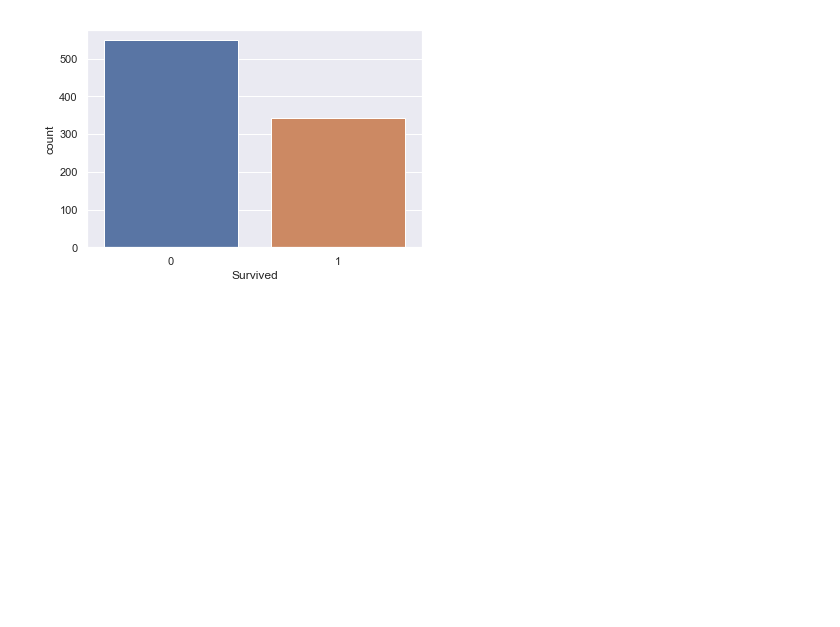
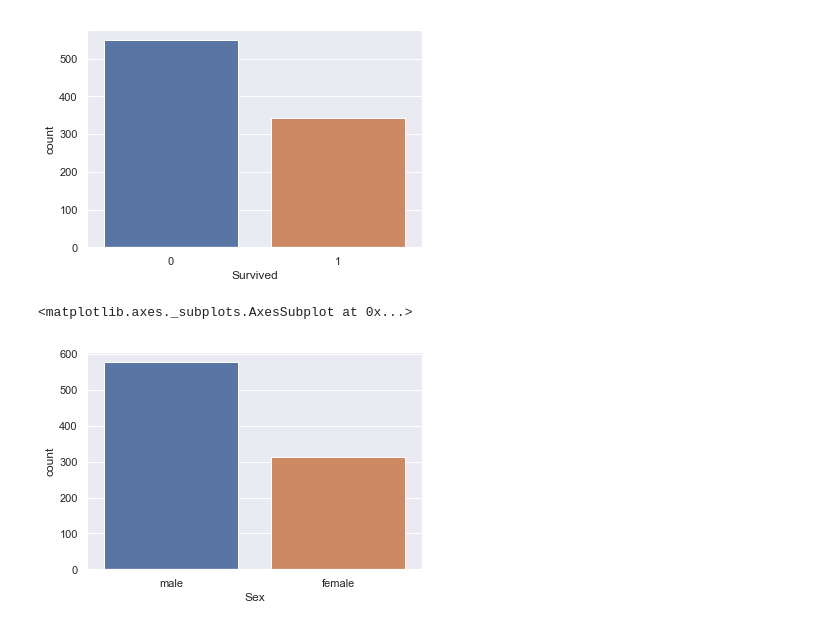
Before and after one commit to abitravers1989/titanic_kaggle, a Jupyter notebook: titantic.ipynb, the cells around one changed output. Drawn from its saved outputs; the diff is of its cells as text; code cells hidden in the pictures; blank space fills up the shorter version.

```diff
--- a/titantic.ipynb
+++ b/titantic.ipynb
@@ -35,0 +39,5 @@ sns.countplot(x='Survived', data=train_data)
+# %%
+sns.countplot(x='Sex', data=train_data)
+# %% [output]
+<matplotlib.axes._subplots.AxesSubplot at 0x...>
+[figure, added]
```
Also changed, not shown: parts of 7 cells of this notebook, 3 other files.
